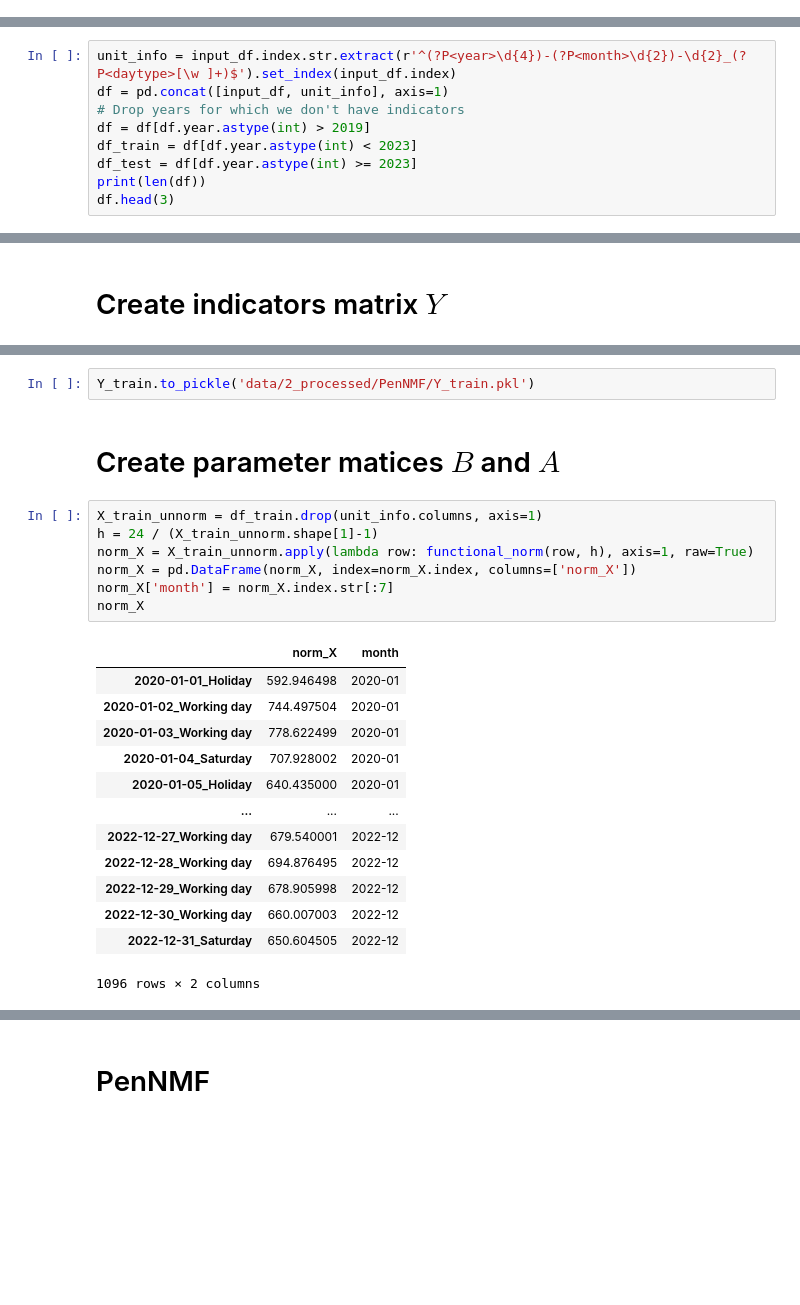
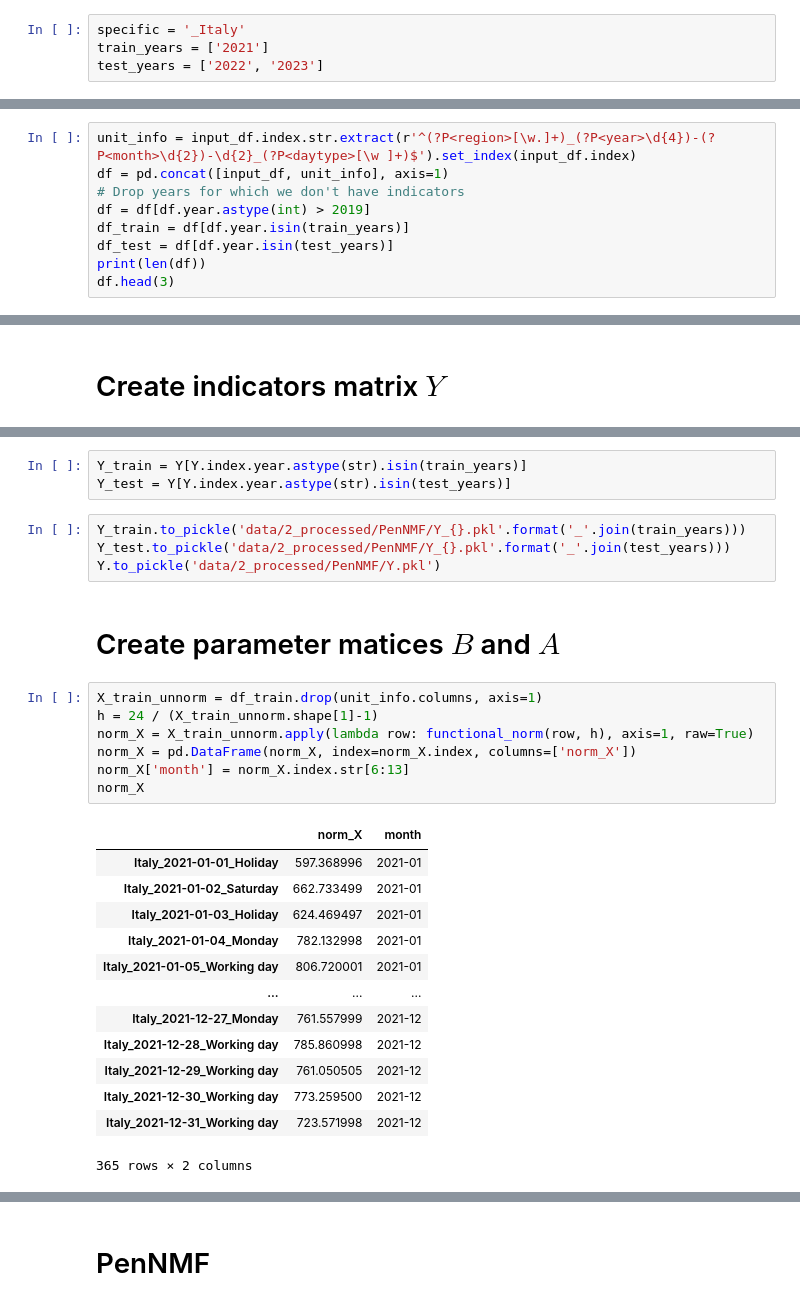
Before and after one commit to gkchln/load_bss, a Jupyter notebook: Test_PenNMF.ipynb, the cells around one changed output, grey strips where cells are left out. Saved outputs shown, nothing was run; the diff lists cells and outputs as text; blank space fills up the shorter version.

```diff
--- a/Test_PenNMF.ipynb
+++ b/Test_PenNMF.ipynb
@@ -39,3 +42,7 @@ specific = '_Italy'
+# %%
+specific = '_Italy'
+train_years = ['2021']
+test_years = ['2022', '2023']
 # %% [markdown]
 ## Functions
 # %% [markdown]
@@ -56,11 +64,11 @@ input_df.head(3)
 3 rows × 25 columns
 # %%
-unit_info = input_df.index.str.extract(r'^(?P<year>\d{4})-(?P<month>\d{2})-\d{2}_(?P<daytype>[\w ]+)$').set_index(input_df.index)
+unit_info = input_df.index.str.extract(r'^(?P<region>[\w.]+)_(?P<year>\d{4})-(?P<month>\d{2})-\d{2}_(?P<daytype>[\w ]+)$').set_index(input_df.index)
 df = pd.concat([input_df, unit_info], axis=1)
 # Drop years for which we don't have indicators
 df = df[df.year.astype(int) > 2019]
-df_train = df[df.year.astype(int) < 2023]
-df_test = df[df.year.astype(int) >= 2023]
+df_train = df[df.year.isin(train_years)]
+df_test = df[df.year.isin(test_years)]
 print(len(df))
 df.head(3)
 # %% [output]
@@ -185,26 +180,31 @@ Y_train
-# %%
-Y_train.to_pickle('data/2_processed/PenNMF/Y_train.pkl')
+# %%
+Y_train = Y[Y.index.year.astype(str).isin(train_years)]
+Y_test = Y[Y.index.year.astype(str).isin(test_years)]
+# %%
+Y_train.to_pickle('data/2_processed/PenNMF/Y_{}.pkl'.format('_'.join(train_years)))
+Y_test.to_pickle('data/2_processed/PenNMF/Y_{}.pkl'.format('_'.join(test_years)))
+Y.to_pickle('data/2_processed/PenNMF/Y.pkl')
 # %% [markdown]
 # Create parameter matices $B$ and $A$
 # %%
 X_train_unnorm = df_train.drop(unit_info.columns, axis=1)
 h = 24 / (X_train_unnorm.shape[1]-1)
 norm_X = X_train_unnorm.apply(lambda row: functional_norm(row, h), axis=1, raw=True)
 norm_X = pd.DataFrame(norm_X, index=norm_X.index, columns=['norm_X'])
-norm_X['month'] = norm_X.index.str[:7]
+norm_X['month'] = norm_X.index.str[6:13]
 norm_X
 # %% [output]
 |  | norm_X | month |
-| 2020-01-01_Holiday | 592.946498 | 2020-01 |
-| 2020-01-02_Working day | 744.497504 | 2020-01 |
-| 2020-01-03_Working day | 778.622499 | 2020-01 |
-| 2020-01-04_Saturday | 707.928002 | 2020-01 |
-| 2020-01-05_Holiday | 640.435000 | 2020-01 |
+| Italy_2021-01-01_Holiday | 597.368996 | 2021-01 |
+| Italy_2021-01-02_Saturday | 662.733499 | 2021-01 |
+| Italy_2021-01-03_Holiday | 624.469497 | 2021-01 |
+| Italy_2021-01-04_Monday | 782.132998 | 2021-01 |
+| Italy_2021-01-05_Working day | 806.720001 | 2021-01 |
 | ... | ... | ... |
-| 2022-12-27_Working day | 679.540001 | 2022-12 |
-| 2022-12-28_Working day | 694.876495 | 2022-12 |
-| 2022-12-29_Working day | 678.905998 | 2022-12 |
-| 2022-12-30_Working day | 660.007003 | 2022-12 |
-| 2022-12-31_Saturday | 650.604505 | 2022-12 |
+| Italy_2021-12-27_Monday | 761.557999 | 2021-12 |
+| Italy_2021-12-28_Working day | 785.860998 | 2021-12 |
+| Italy_2021-12-29_Working day | 761.050505 | 2021-12 |
+| Italy_2021-12-30_Working day | 773.259500 | 2021-12 |
+| Italy_2021-12-31_Working day | 723.571998 | 2021-12 |
-1096 rows × 2 columns
+365 rows × 2 columns
 # %%
```
Also changed, not shown: parts of 43 cells of this notebook.
